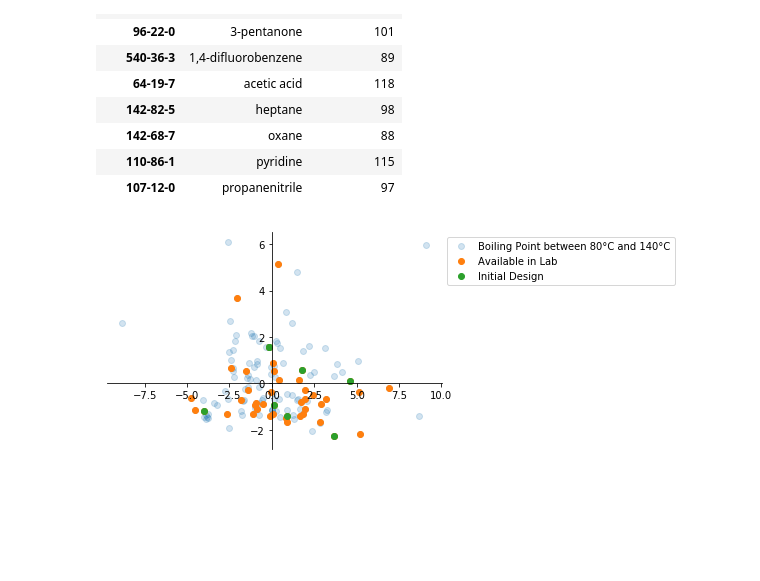
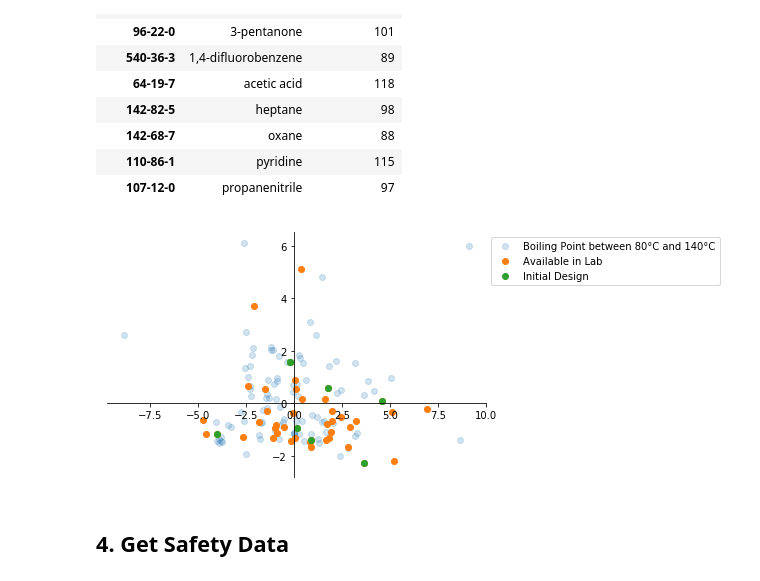
Before and after one commit to sustainable-processes/summit, a Jupyter notebook: case_studies/borrowing_hydrogen/initial_design.ipynb, the cells around one changed output. Cells and saved outputs as stored; diff of their text form; code cells hidden in the pictures; blank space fills up the shorter version.

```diff
--- a/case_studies/borrowing_hydrogen/initial_design.ipynb
+++ b/case_studies/borrowing_hydrogen/initial_design.ipynb
@@ -34,3 +40,9 @@ from tqdm import tqdm_notebook
 ci = ChemInventory() #username and password loaded from environmental variables (.env file)
 # %% [markdown]
 ## 2. Set up domain
+# %%
+#Read in solubility data
+solubilities = pd.read_csv('inputs/solubilities.csv')
+solubilities = solubilities.set_index('cas_number')
+solubilities = DataSet.from_df(solubilities)
+solubilities.head(5)
@@ -37,3 +57,5 @@ ci = ChemInventory() #username and password loaded from environmental variables
+# %%
+solvent_ds_full = solvent_ds.join(solubilities)
 # %%
 #Calculate principal components
 solvent_select = solvent_ds_full[(solvent_ds_full['boiling_point']>80) &
@@ -121,19 +143,23 @@ final_selection[['stenutz_name', 'boiling_point']]
 | 107-12-0 | propanenitrile | 97 |
 # %%
 fig, ax = plt.subplots()
+fig.tight_layout()
 ax.scatter(pcs_practical[:, 0], pcs_practical[:, 1],
            label='Boiling Point between 80°C and 140°C',
            alpha=0.2)
 solvent_lab = solvent_ds_lab.data_to_numpy()
 ax.scatter(solvent_lab[:, 0], solvent_lab[:,1], label="Available in Lab")
 experiments_pcs_values = design_lab.get_values()
 ax.scatter(experiments_pcs_values[:,0], experiments_pcs_values[:, 1], label='Initial Design')
 ax.legend(bbox_to_anchor=(1, 1.0))
 ax.spines['left'].set_position('zero')
 ax.spines['right'].set_color('none')
 ax.spines['bottom'].set_position('zero')
 ax.spines['top'].set_color('none')
-plt.savefig('outputs/final_selection.png')
-plt.savefig('outputs/final_selection.svg')
+plt.savefig('outputs/initial_design_pca.png')
+plt.savefig('outputs/initial_design_pca.svg')
+plt.show()
 # %% [output]
-[figure, old version]
+[figure, new version]
+# %% [markdown]
+## 4. Get Safety Data
```
Also changed, not shown: parts of 6 cells of this notebook, 5 other files.
